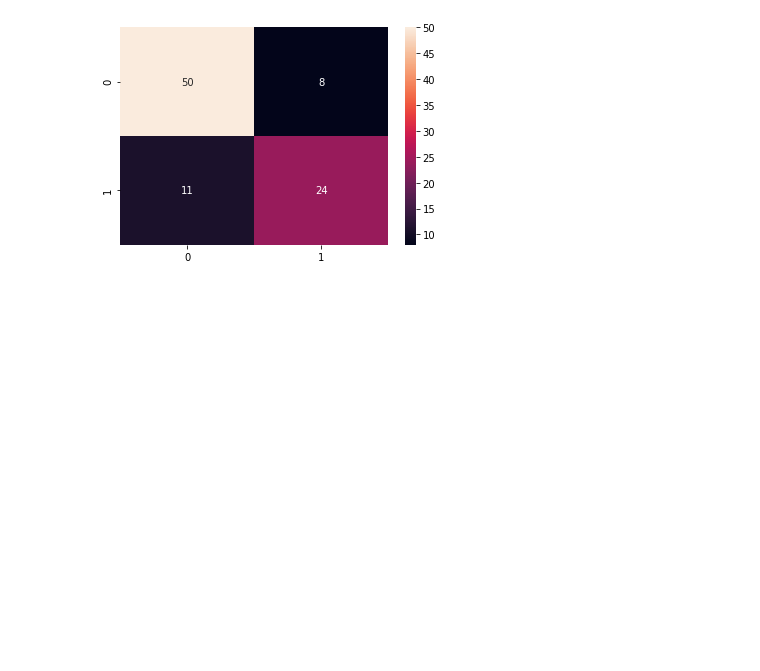
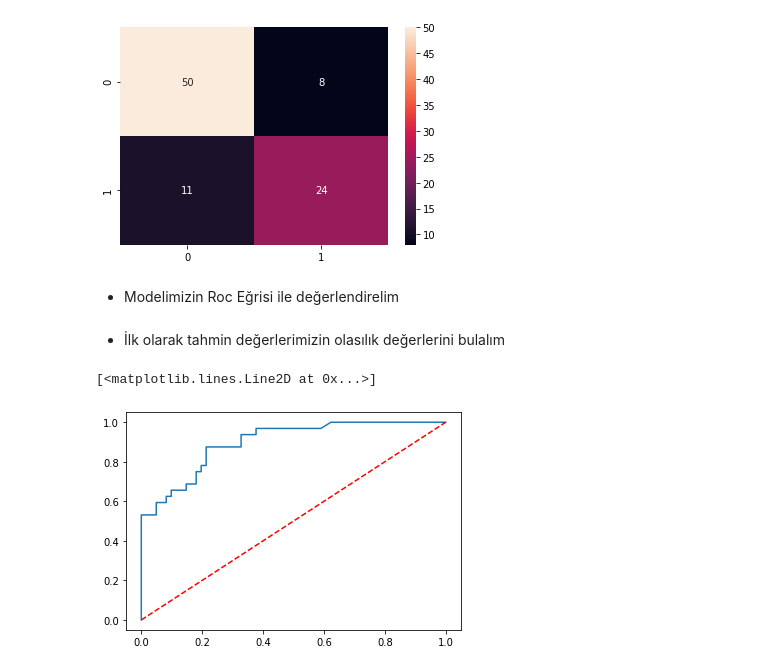
Before and after one commit to TheKoray/KNN-Tree-Ensemble-Algorithms, a Jupyter notebook: Biomechanical.ipynb, the cells around one changed output. Saved outputs shown, nothing was run; the diff lists cells and outputs as text; code cells hidden in the pictures; blank space fills up the shorter version.

```diff
--- a/Biomechanical.ipynb
+++ b/Biomechanical.ipynb
@@ -1269,3 +1269,23 @@ cm_tuned = confusion_matrix(y_pred_tuned,y_test)
 sns.heatmap(cm_tuned, annot=True);
 # %% [output]
 [figure]
+# %% [markdown]
+- Modelimizin Roc Eğrisi ile değerlendirelim
+# %% [markdown]
+- İlk olarak tahmin değerlerimizin olasılık değerlerini bulalım
+# %%
+y_probs = rf_tuned.predict_proba(x_test)
+
+y_probs = y_probs[:,1]
+# %%
+from sklearn.metrics import roc_curve
+
+fpr,tpr,thresholds = roc_curve(y_test,y_probs)
+# %%
+import matplotlib.pyplot as plt
+
+plt.plot(fpr,tpr)
+plt.plot([0,1],[0,1],'r--')
+# %% [output]
+[<matplotlib.lines.Line2D at 0x...>]
+[figure, added]
```
